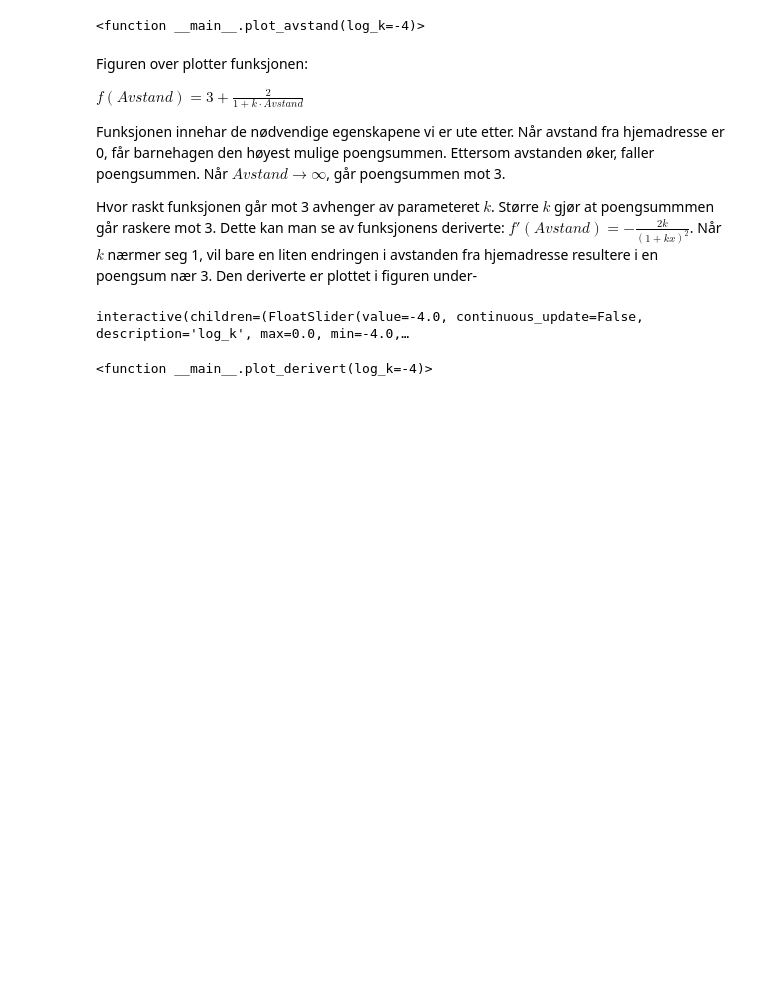
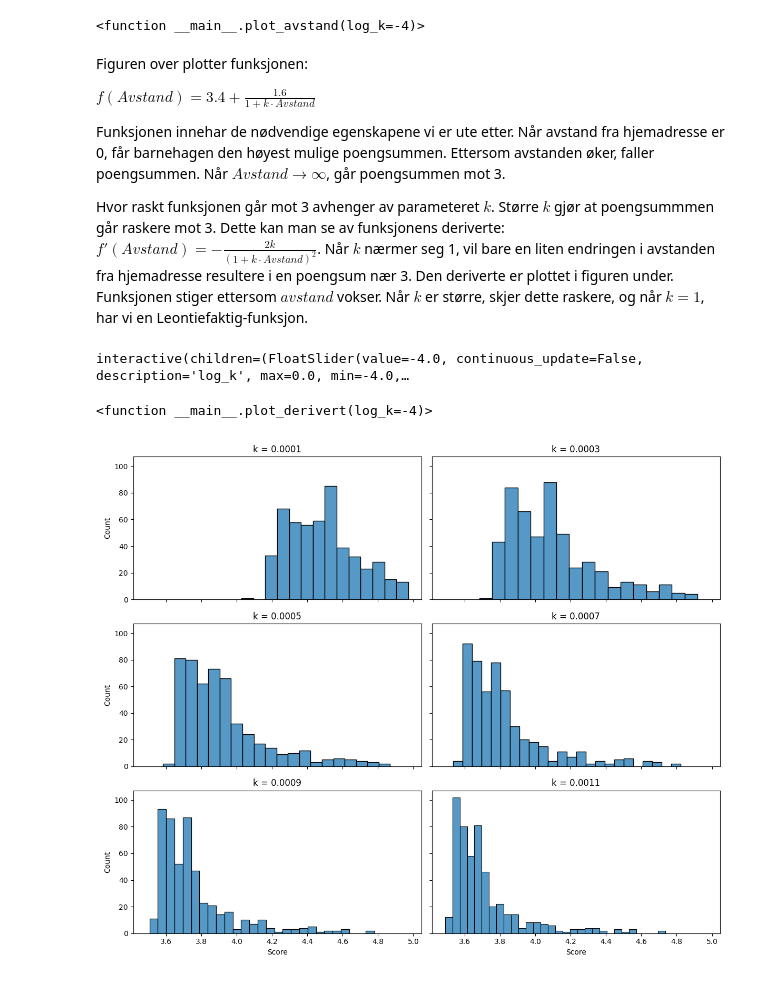
Before and after one commit to madsranden/barnehager_i_oslo, a Jupyter notebook: geo_func_dokumentasjon.ipynb, the cells around one changed output. Drawn from its saved outputs; the diff is of its cells as text; code cells hidden in the pictures; blank space fills up the shorter version.

Commit message:
Lagt til figurer for ulik k-parameter med faktisk data

```diff
--- a/geo_func_dokumentasjon.ipynb
+++ b/geo_func_dokumentasjon.ipynb
@@ -13,6 +18,9 @@ import matplotlib.pyplot as plt
 from ipywidgets import interact, FloatSlider
 import ipympl
 from IPython.display import clear_output
+# %%
+df = pd.read_parquet("data/foreldreundersokelse_geo.parquet",
+                     engine = "pyarrow")
 # %%
 def plot_avstand(log_k=-4):
     parameter = 10**log_k
@@ -32,11 +40,11 @@ interactive(children=(FloatSlider(value=-4.0, continuous_update=False, descripti
 # %% [markdown]
 Figuren over plotter funksjonen:
 
-$f(Avstand) = 3 + \frac{2}{1+k \cdot Avstand}$
+$f(Avstand) = 3.4 + \frac{1.6}{1+k \cdot Avstand}$
 
 Funksjonen innehar de nødvendige egenskapene vi er ute etter. Når avstand fra hjemadresse er 0, får barnehagen den høyest mulige poengsummen. Ettersom avstanden øker, faller poengsummen. Når $Avstand \to \infty$, går poengsummen mot 3.
 
-Hvor raskt funksjonen går mot 3 avhenger av parameteret $k$. Større $k$ gjør at poengsummmen går raskere mot 3. Dette kan man se av funksjonens deriverte: $f'(Avstand) = -\frac{2k}{(1+kx)^2}$. Når $k$ nærmer seg 1, vil bare en liten endringen i avstanden fra hjemadresse resultere i en poengsum nær 3. Den deriverte er plottet i figuren under-
+Hvor raskt funksjonen går mot 3 avhenger av parameteret $k$. Større $k$ gjør at poengsummmen går raskere mot 3. Dette kan man se av funksjonens deriverte: $f'(Avstand) = -\frac{2k}{(1+k \cdot Avstand)^2}$. Når $k$ nærmer seg 1, vil bare en liten endringen i avstanden fra hjemadresse resultere i en poengsum nær 3. Den deriverte er plottet i figuren under. Funksjonen stiger ettersom $avstand$ vokser. Når $k$ er større, skjer dette raskere, og når $k = 1$, har vi en Leontiefaktig-funksjon.
 # %%
 def plot_derivert(log_k=-4):
     parameter = 10**log_k
@@ -53,3 +61,26 @@ interact(plot_derivert, log_k=FloatSlider(value=-4, min=-4, max=0, step=0.1, rea
 # %% [output]
 interactive(children=(FloatSlider(value=-4.0, continuous_update=False, description='log_k', max=0.0, min=-4.0,…
 <function __main__.plot_derivert(log_k=-4)>
+# %%
+def avstand_score(avstand, k=0.0003):
+    score = 3.4+(1.6/(1+avstand*k))
+    return score
+# %%
+df["avstand_score_ny"] = avstand_score(df["Avstand_hjem_m"])
+# %%
+k_verdier = [0.0001, 0.0003, 0.0005, 0.0007, 0.0009, 0.0011]
+
+fig, axes = plt.subplots(3, 2,
+figsize=(12, 10), sharey=True, sharex=True)
+axes = axes.flatten()
+
+for ax, k in zip(axes, k_verdier):
+  scores = avstand_score(df["Avstand_hjem_m"], k=k)
+  sns.histplot(scores, ax=ax)
+  ax.set_title(f"k = {k}")
+  ax.set_xlabel("Score")
+
+plt.tight_layout()
+plt.show()
+# %% [output]
+[figure, added]
```
Also changed, not shown: parts of 3 cells of this notebook.
